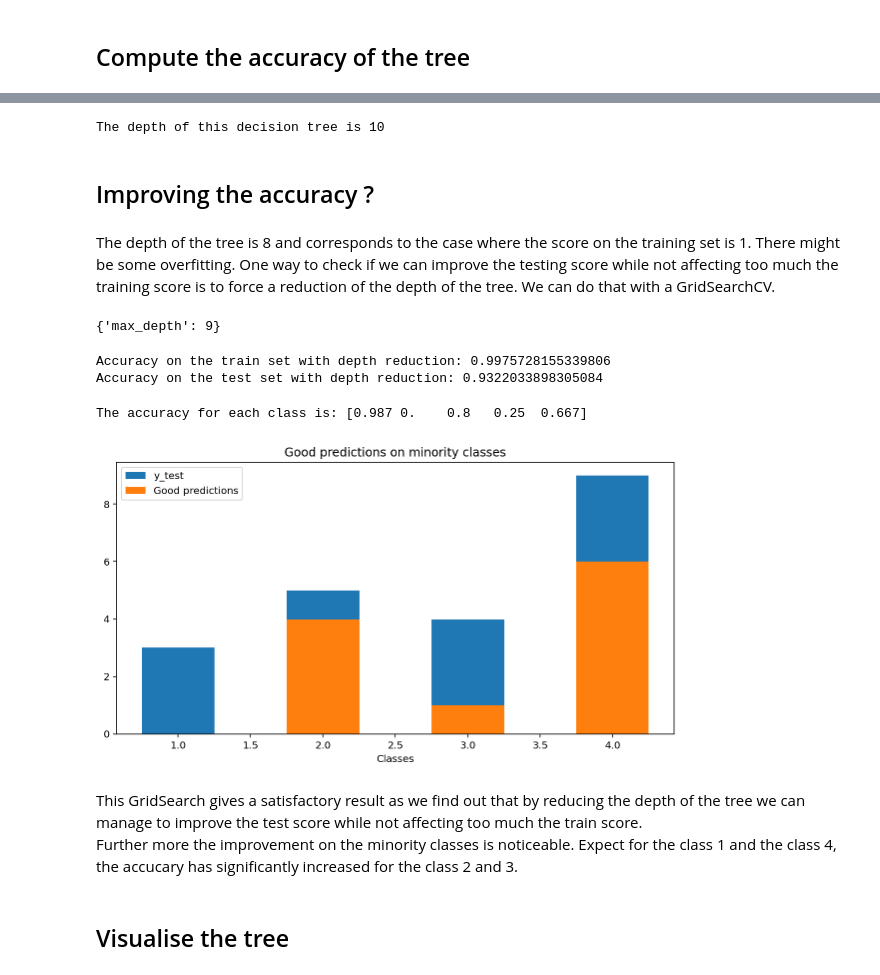
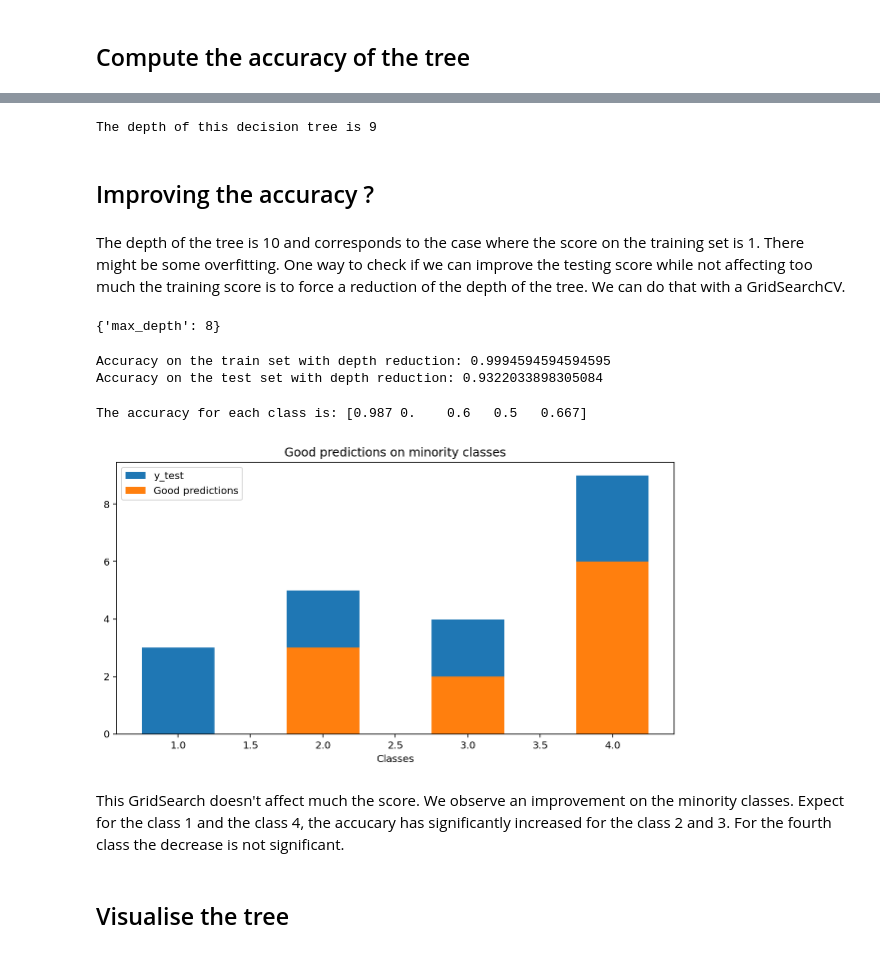
Before and after one commit to Victor-Manach/SD210, a Jupyter notebook: Classification_task.ipynb, the cells around one changed output, grey strips where cells are left out. Drawn from its saved outputs; the diff is of its cells as text; code cells hidden in the pictures.

```diff
--- a/Classification_task.ipynb
+++ b/Classification_task.ipynb
@@ -143,7 +143,7 @@ The prediction is not bad but we have to keep in mind that 90% of the data is of
 We have to possibilities: either to use the balanced data set we created of to use the class weight parameter in the function implemented by sklearn.
 # %%
 clf = DecisionTreeClassifier(criterion='gini',class_weight='balanced',random_state=1)
-clf.fit(x_train, y_train)
+clf.fit(x_train_eq, y_train_eq)
 # %% [output]
 DecisionTreeClassifier(class_weight='balanced', random_state=1)
 # %% [markdown]
@@ -162,47 +157,42 @@ Accuracy on the test set: 0.9265536723163842
 # %%
 print("The depth of this decision tree is {}".format(clf.tree_.max_depth))
 # %% [output]
-The depth of this decision tree is 10
+The depth of this decision tree is 9
 # %% [markdown]
 ## Improving the accuracy ?
 # %% [markdown]
-The depth of the tree is 8 and corresponds to the case where the score on the training set is 1. There might be some overfitting. One way to check if we can improve the testing score while not affecting too much the training score is to force a reduction of the depth of the tree. We can do that with a GridSearchCV.
+The depth of the tree is 10 and corresponds to the case where the score on the training set is 1. There might be some overfitting. One way to check if we can improve the testing score while not affecting too much the training score is to force a reduction of the depth of the tree. We can do that with a GridSearchCV.
 # %%
 grid_DT = {'max_depth':np.arange(1,10)}
-DT_cv = GridSearchCV(DecisionTreeClassifier(class_weight='balanced'),param_grid=grid_DT,cv=4)
-DT_cv_res = DT_cv.fit(x_train,y_train)
+DT_cv = GridSearchCV(DecisionTreeClassifier(),param_grid=grid_DT,cv=5)
+DT_cv_res = DT_cv.fit(x_train_eq,y_train_eq)
 DT_cv_res.best_params_
 # %% [output]
-{'max_depth': 9}
+{'max_depth': 8}
 # %%
-y_pred_train_red = DT_cv_res.predict(x_train)
-accuracy_train = metrics.accuracy_score(y_train, y_pred_train_red)
-print('Accuracy on the train set with depth reduction:', accuracy_train)
-
-y_pred_test_red = DT_cv_res.predict(x_test)
-accuracy_test = metrics.accuracy_score(y_test, y_pred_test_red)
-print('Accuracy on the test set with depth reduction:', accuracy_test)
+print('Accuracy on the train set with depth reduction:', DT_cv.score(x_train_eq,y_train_eq))
+print('Accuracy on the test set with depth reduction:', DT_cv.score(x_test,y_test))
 # %% [output]
-Accuracy on the train set with depth reduction: 0.9975728155339806
+Accuracy on the train set with depth reduction: 0.9994594594594595
 Accuracy on the test set with depth reduction: 0.9322033898305084
 # %%
-matrix_DT = confusion_matrix(y_test.values, y_pred_test_red)
+matrix_DT = confusion_matrix(y_test.values, DT_cv_res.predict(x_test))
 acc_class_red = matrix_DT.diagonal()/matrix_DT.sum(axis=1)
 print("The accuracy for each class is: {}".format(acc_class_red.round(3)))
 
 plt.figure(figsize=(10,5))
 plt.hist(y_test[y_test!=0].values,bins=range(1,6), align='left', rwidth=0.5,label='y_test')
 plt.bar([1,2,3,4],matrix_DT.diagonal()[1:],color='C1',width = 0.5,label='Good predictions')
 plt.xlabel("Classes")
 plt.title("Good predictions on minority classes")
 plt.legend()
 plt.show()
 # %% [output]
-The accuracy for each class is: [0.987 0.    0.8   0.25  0.667]
+The accuracy for each class is: [0.987 0.    0.6   0.5   0.667]
-[figure, old version]
+[figure, new version]
 # %% [markdown]
-This GridSearch gives a satisfactory result as we find out that by reducing the depth of the tree we can manage to improve the test score while not affecting too much the train score.\
-Further more the improvement on the minority classes is noticeable. Expect for the class 1 and the class 4, the accucary has significantly increased for the class 2 and 3.
+This GridSearch doesn't affect much the score.
+We observe an improvement on the minority classes. Expect for the class 1 and the class 4, the accucary has significantly increased for the class 2 and 3. For the fourth class the decrease is not significant.
 # %% [markdown]
 ## Visualise the tree
 # %%
```
Also changed, not shown: parts of 20 cells of this notebook.
